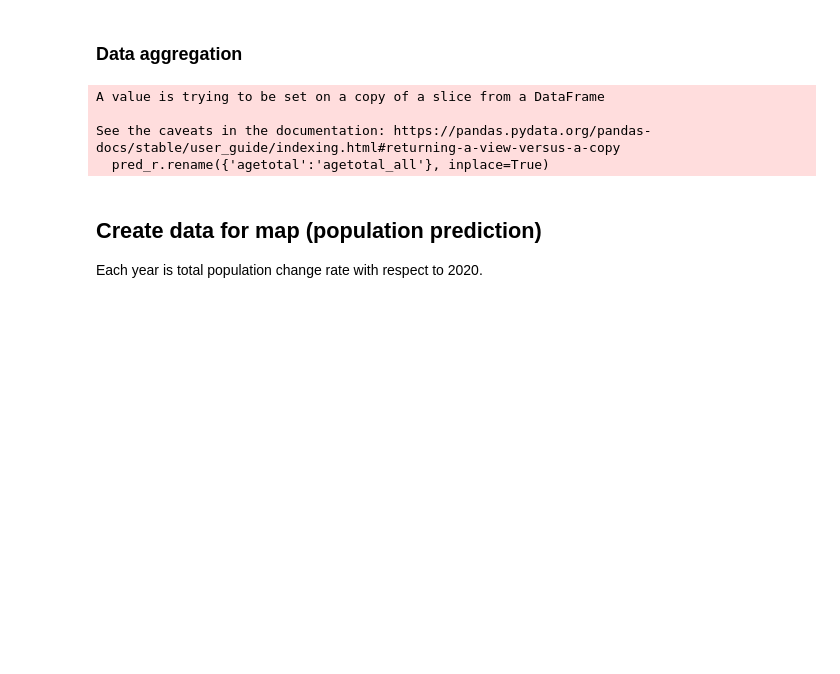
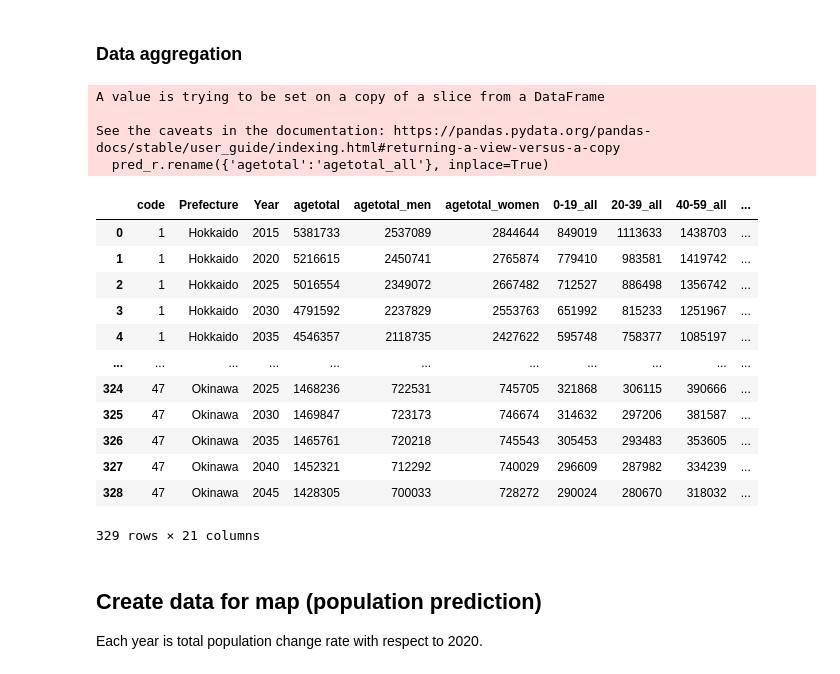
Before and after one commit to ayakow1/CAPP30239_FA22, a Jupyter notebook: data/data_clean.ipynb, the cells around one changed output. Saved outputs shown, nothing was run; the diff lists cells and outputs as text; code cells hidden in the pictures; blank space fills up the shorter version.

```diff
--- a/data/data_clean.ipynb
+++ b/data/data_clean.ipynb
@@ -137,6 +137,22 @@ A value is trying to be set on a copy of a slice from a DataFrame
 
 See the caveats in the documentation: https://pandas.pydata.org/pandas-docs/stable/user_guide/indexing.html#returning-a-view-versus-a-copy
   pred_r.rename({'agetotal':'agetotal_all'}, inplace=True)
+# %%
+pred_r
+# %% [output]
+|  | code | Prefecture | Year | agetotal | agetotal_men | agetotal_women | 0-19_all | 20-39_all | 40-59_all | ... |
+| 0 | 1 | Hokkaido | 2015 | 5381733 | 2537089 | 2844644 | 849019 | 1113633 | 1438703 | ... |
+| 1 | 1 | Hokkaido | 2020 | 5216615 | 2450741 | 2765874 | 779410 | 983581 | 1419742 | ... |
+| 2 | 1 | Hokkaido | 2025 | 5016554 | 2349072 | 2667482 | 712527 | 886498 | 1356742 | ... |
+| 3 | 1 | Hokkaido | 2030 | 4791592 | 2237829 | 2553763 | 651992 | 815233 | 1251967 | ... |
+| 4 | 1 | Hokkaido | 2035 | 4546357 | 2118735 | 2427622 | 595748 | 758377 | 1085197 | ... |
+| ... | ... | ... | ... | ... | ... | ... | ... | ... | ... | ... |
+| 324 | 47 | Okinawa | 2025 | 1468236 | 722531 | 745705 | 321868 | 306115 | 390666 | ... |
+| 325 | 47 | Okinawa | 2030 | 1469847 | 723173 | 746674 | 314632 | 297206 | 381587 | ... |
+| 326 | 47 | Okinawa | 2035 | 1465761 | 720218 | 745543 | 305453 | 293483 | 353605 | ... |
+| 327 | 47 | Okinawa | 2040 | 1452321 | 712292 | 740029 | 296609 | 287982 | 334239 | ... |
+| 328 | 47 | Okinawa | 2045 | 1428305 | 700033 | 728272 | 290024 | 280670 | 318032 | ... |
+329 rows × 21 columns
 # %% [markdown]
 ## Create data for map (population prediction)
 Each year is total population change rate with respect to 2020.
```
Also changed, not shown: parts of 51 cells of this notebook, 13 other files.
